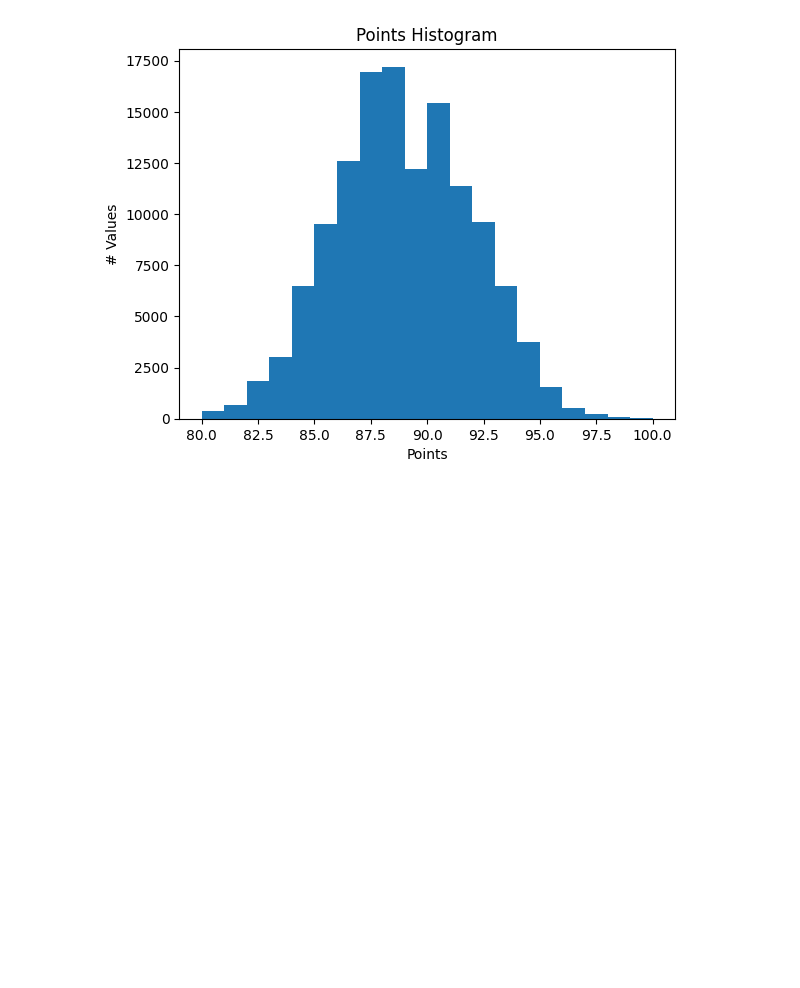
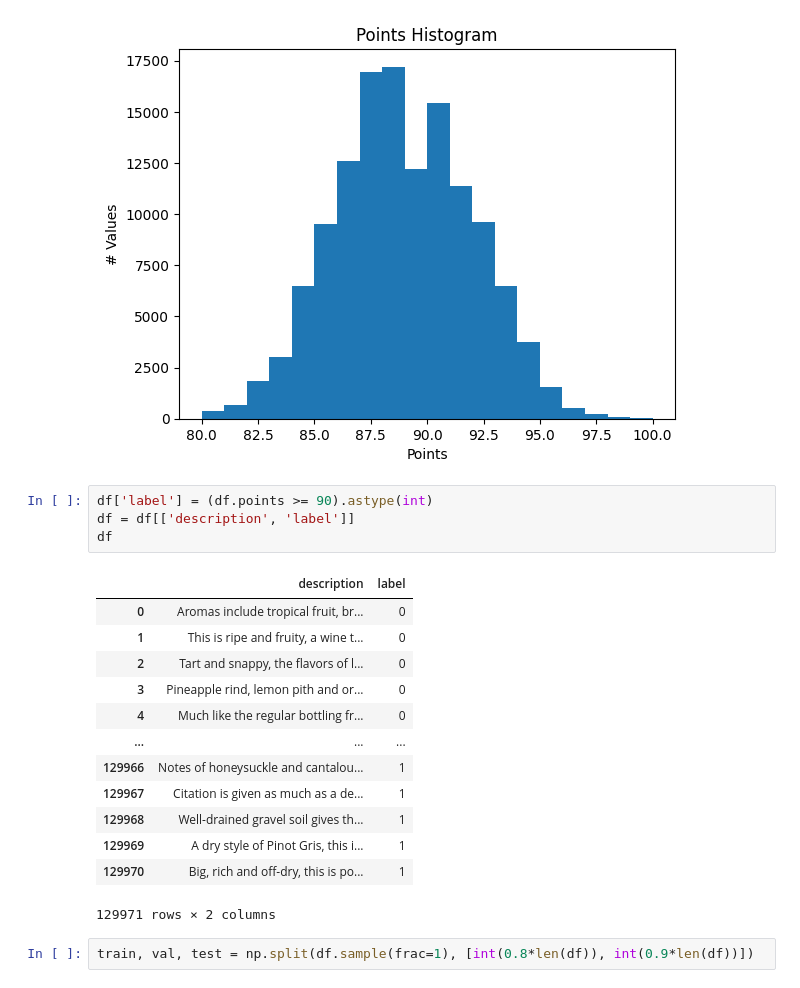
Before and after one commit to AlirezaAhadipour/Wine-Review, a Jupyter notebook: Wine_Review.ipynb, the cells around one changed output. Drawn from its saved outputs; the diff is of its cells as text; blank space fills up the shorter version.

```diff
--- a/Wine_Review.ipynb
+++ b/Wine_Review.ipynb
@@ -26,3 +26,23 @@ plt.xlabel('Points')
 plt.show()
 # %% [output]
 [figure]
+# %%
+df['label'] = (df.points >= 90).astype(int)
+df = df[['description', 'label']]
+df
+# %% [output]
+|  | description | label |
+| 0 | Aromas include tropical fruit, br... | 0 |
+| 1 | This is ripe and fruity, a wine t... | 0 |
+| 2 | Tart and snappy, the flavors of l... | 0 |
+| 3 | Pineapple rind, lemon pith and or... | 0 |
+| 4 | Much like the regular bottling fr... | 0 |
+| ... | ... | ... |
+| 129966 | Notes of honeysuckle and cantalou... | 1 |
+| 129967 | Citation is given as much as a de... | 1 |
+| 129968 | Well-drained gravel soil gives th... | 1 |
+| 129969 | A dry style of Pinot Gris, this i... | 1 |
+| 129970 | Big, rich and off-dry, this is po... | 1 |
+129971 rows × 2 columns
+# %%
+train, val, test = np.split(df.sample(frac=1), [int(0.8*len(df)), int(0.9*len(df))])
```
Also changed, not shown: parts of 24 cells of this notebook.
